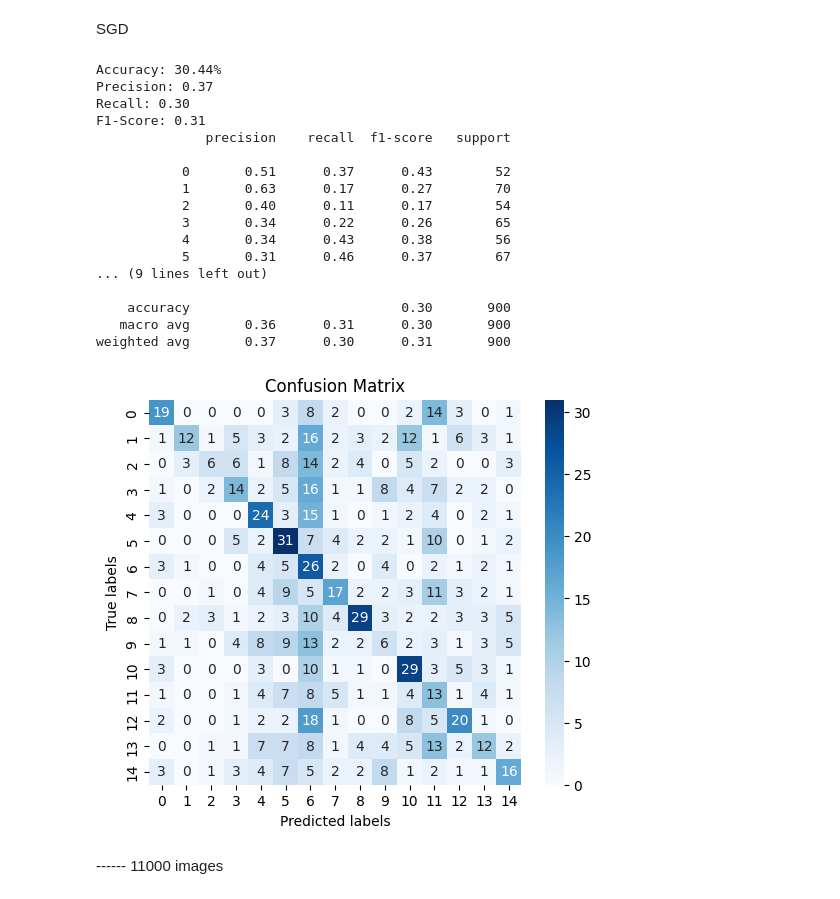
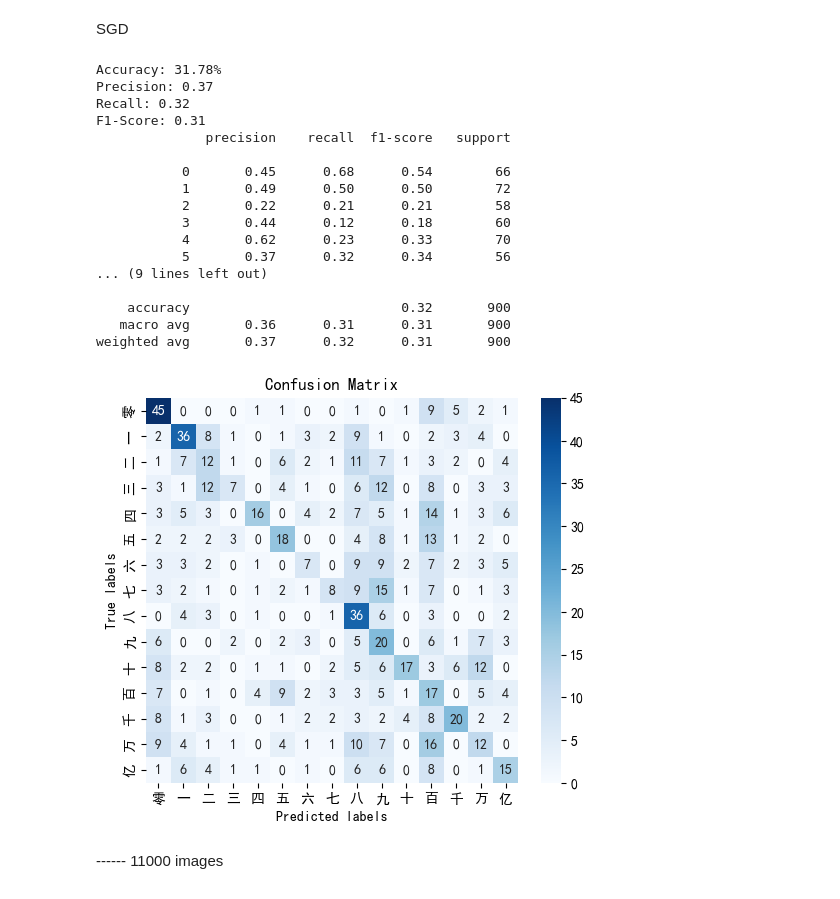
Before and after one commit to L1Chen1n/Computer_Vision_Lab, a Jupyter notebook: Lab3/Lab3.ipynb, the cells around one changed output. Cells and saved outputs as stored; diff of their text form; code cells hidden in the pictures.

```diff
--- a/Lab3/Lab3.ipynb
+++ b/Lab3/Lab3.ipynb
@@ -13,10 +13,10 @@ import os
 import pandas as pd
 import seaborn as sns
 
-csv_file = '/Users/chenlinlee/Documents/COMP9517/COMP9517/Lab3/Chinese_MINST_Dataset/chinese_mnist.csv'
+csv_file = 'Chinese_MINST_Dataset\\chinese_mnist.csv'
 df = pd.read_csv(csv_file)
 
-img_dir = '/Users/chenlinlee/Documents/COMP9517/COMP9517/Lab3/Chinese_MINST_Dataset/data/data'
+img_dir = 'Chinese_MINST_Dataset\\data\\data'
 
 def load_image(file_name):
     image_path = os.path.join(img_dir, file_name)
@@ -30,8 +30,8 @@ y1 = []
 X2 = []
 y2 = []
 
-df_sample_6000 = df.sample(n=6000)
-df_sample_11000 = df.sample(n=11000)
+df_sample_6000 = df.groupby('character').sample(n=400)
+df_sample_11000 = df.groupby('character').sample(n=730)
 
 for _, row in df_sample_6000.iterrows():
     image_name = f'input_{row['suite_id']}_{row['sample_id']}_{row['code']}.jpg'
@@ -52,6 +52,9 @@ y2 = np.array(y2)
 
 X1_train, X1_test, y1_train, y1_test = train_test_split(X1, y1, test_size=0.15)
 X2_train, X2_test, y2_train, y2_test = train_test_split(X2, y2, test_size=0.10)
+
+labels = ['零', '一', '二', '三', '四', '五', '六', '七', '八', '九', '十', '百', '千', '万', '亿']
+plt.rcParams["font.family"] = "SimHei"
 # %% [markdown]
 ------ 6000 images
 # %% [markdown]
@@ -160,46 +163,46 @@ def SGD(X_train, y_train, X_test, y_test):
     sgd.fit(X_train, y_train)
 
     y_pred = sgd.predict(X_test)
     sgd_accuracy = accuracy_score(y_test, y_pred)
     sgd_precision = precision_score(y_test, y_pred, average='weighted')
     sgd_recall = recall_score(y_test, y_pred, average='weighted')
     sgd_f1 = f1_score(y_test, y_pred, average='weighted')
 
     print(f'Accuracy: {sgd_accuracy * 100:.2f}%')
     print(f'Precision: {sgd_precision:.2f}')
     print(f'Recall: {sgd_recall:.2f}')
     print(f'F1-Score: {sgd_f1:.2f}')
     print(classification_report(y_test, y_pred))
 
     cm = confusion_matrix(y_test, y_pred)
 
     plt.figure(figsize=(6, 5))
-    sns.heatmap(cm, annot=True, fmt='d', cmap='Blues')
+    sns.heatmap(cm, annot=True, fmt="d", cmap="Blues", xticklabels=labels, yticklabels=labels)
     plt.xlabel('Predicted labels')
     plt.ylabel('True labels')
     plt.title('Confusion Matrix')
     plt.show()
 
 SGD(X1_train, y1_train, X1_test, y1_test)
 # %% [output]
-Accuracy: 30.44%
+Accuracy: 31.78%
 Precision: 0.37
-Recall: 0.30
+Recall: 0.32
 F1-Score: 0.31
               precision    recall  f1-score   support
 
-           0       0.51      0.37      0.43        52
-           1       0.63      0.17      0.27        70
-           2       0.40      0.11      0.17        54
-           3       0.34      0.22      0.26        65
-           4       0.34      0.43      0.38        56
-           5       0.31      0.46      0.37        67
+           0       0.45      0.68      0.54        66
+           1       0.49      0.50      0.50        72
+           2       0.22      0.21      0.21        58
+           3       0.44      0.12      0.18        60
+           4       0.62      0.23      0.33        70
+           5       0.37      0.32      0.34        56
 ... (9 lines left out)
 
-    accuracy                           0.30       900
-   macro avg       0.36      0.31      0.30       900
-weighted avg       0.37      0.30      0.31       900
+    accuracy                           0.32       900
+   macro avg       0.36      0.31      0.31       900
+weighted avg       0.37      0.32      0.31       900
-[figure, old version]
+[figure, new version]
 # %% [markdown]
 ------ 11000 images
 # %% [markdown]
```
Also changed, not shown: parts of 5 cells of this notebook, 3 other files.
